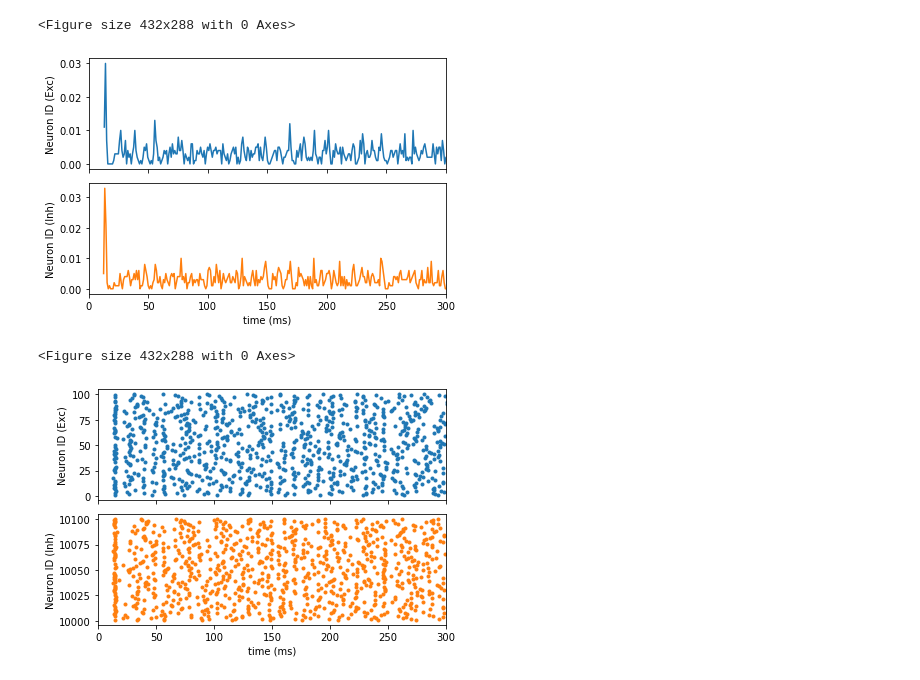
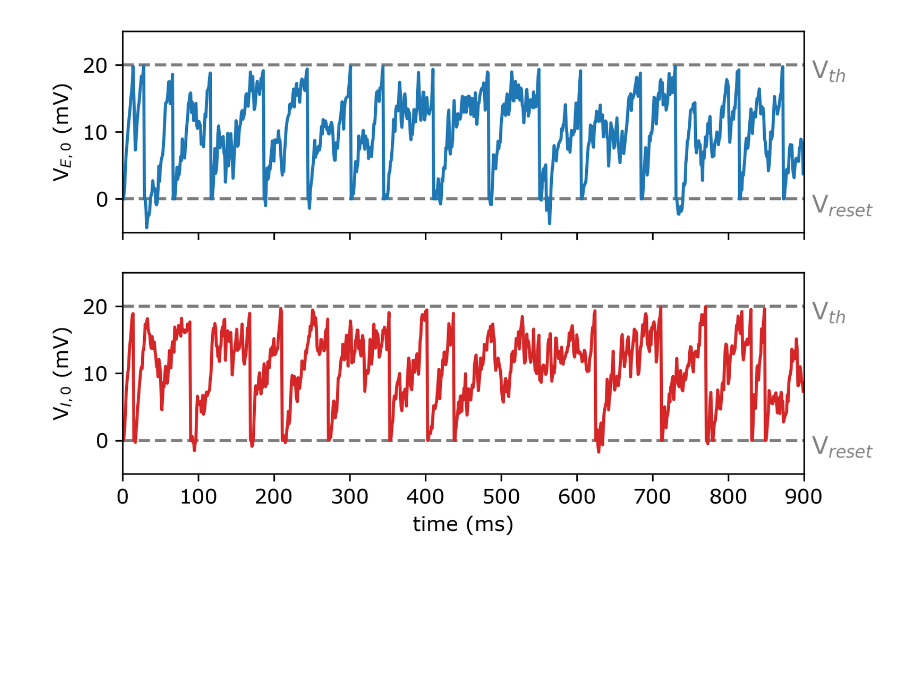
Before and after one commit to oist-ncbc/skill-pill-plus, a Jupyter notebook: Tutorial-3_Synapses-and-Networks/Brunel_Network.ipynb, the cells around one changed output. Cells and saved outputs as stored; diff of their text form; code cells hidden in the pictures; blank space fills up the shorter version.

```diff
--- a/Tutorial-3_Synapses-and-Networks/Brunel_Network.ipynb
+++ b/Tutorial-3_Synapses-and-Networks/Brunel_Network.ipynb
@@ -415,39 +368,26 @@ plt.show()
-# %%
-plt.clf()
-
-fig, ax = plt.subplots(2, 1, sharex=True, sharey=False)
-
-ax[0].set_ylabel('Neuron ID (Exc)')
-counts, bins = np.histogram(eventsE['times'], bins=nbins)
-ax[0].plot(bins[:-1], counts/1000, color='tab:blue')
-
-ax[1].set_ylabel('Neuron ID (Inh)')
-ax[1].set_xlabel('time (ms)')
-ax[1].set_xlim(0, 300)
-counts, bins = np.histogram(eventsI['times'], bins=nbins)
-ax[1].plot(bins[:-1], counts/1000, color='tab:orange')
-
-fig.tight_layout()
-plt.show()
-# %% [output]
-<Figure size 432x288 with 0 Axes>
-[figure, removed]
-# %%
-plt.clf()
-
-fig, ax = plt.subplots(2, 1, sharex=True, sharey=False)
-
-ax[0].set_ylabel('Neuron ID (Exc)')
-ax[0].plot(eventsE['times'], eventsE['senders'], '.', color='tab:blue')
-
-ax[1].set_ylabel('Neuron ID (Inh)')
-ax[1].set_xlabel('time (ms)')
-ax[1].set_xlim(0, 300)
-ax[1].plot(eventsI['times'], eventsI['senders'], '.', color='tab:orange')
-
-fig.tight_layout()
-plt.show()
-# %% [output]
-<Figure size 432x288 with 0 Axes>
-[figure, removed]
+# %%
+ax1 = plt.subplot(211)
+plt.axhline(0, color='tab:grey', linestyle='--')
+plt.axhline(20, color='tab:grey', linestyle='--')
+plt.plot(t_E[0], v_E[0], color='tab:blue')
+plt.xlim(0, simtime)
+plt.ylim(-5, 25)
+plt.text(simtime + 10, -2, "V$_{reset}$", color='tab:grey', fontsize=12)
+plt.text(simtime + 10, 18, "V$_{th}$", color='tab:grey', fontsize=12)
+plt.ylabel('V$_{E,0}$ (mV)')
+plt.setp(ax1.get_xticklabels(), visible=False)
+
+ax2 = plt.subplot(212, sharex=ax1, sharey=ax1)
+plt.axhline(0, color='tab:grey', linestyle='--')
+plt.axhline(20, color='tab:grey', linestyle='--')
+plt.plot(t_I[0], v_I[0], color='tab:red')
+plt.xlim(0, simtime)
+plt.ylim(-5, 25)
+plt.text(simtime + 10, -2, "V$_{reset}$", color='tab:grey', fontsize=12)
+plt.text(simtime + 10, 18, "V$_{th}$", color='tab:grey', fontsize=12)
+plt.ylabel('V$_{I,0}$ (mV)')
+plt.xlabel('time (ms)')
+plt.show()
+# %% [output]
+[figure, added]
 # %%
```
Also changed, not shown: parts of 11 cells of this notebook, 1 other file.
